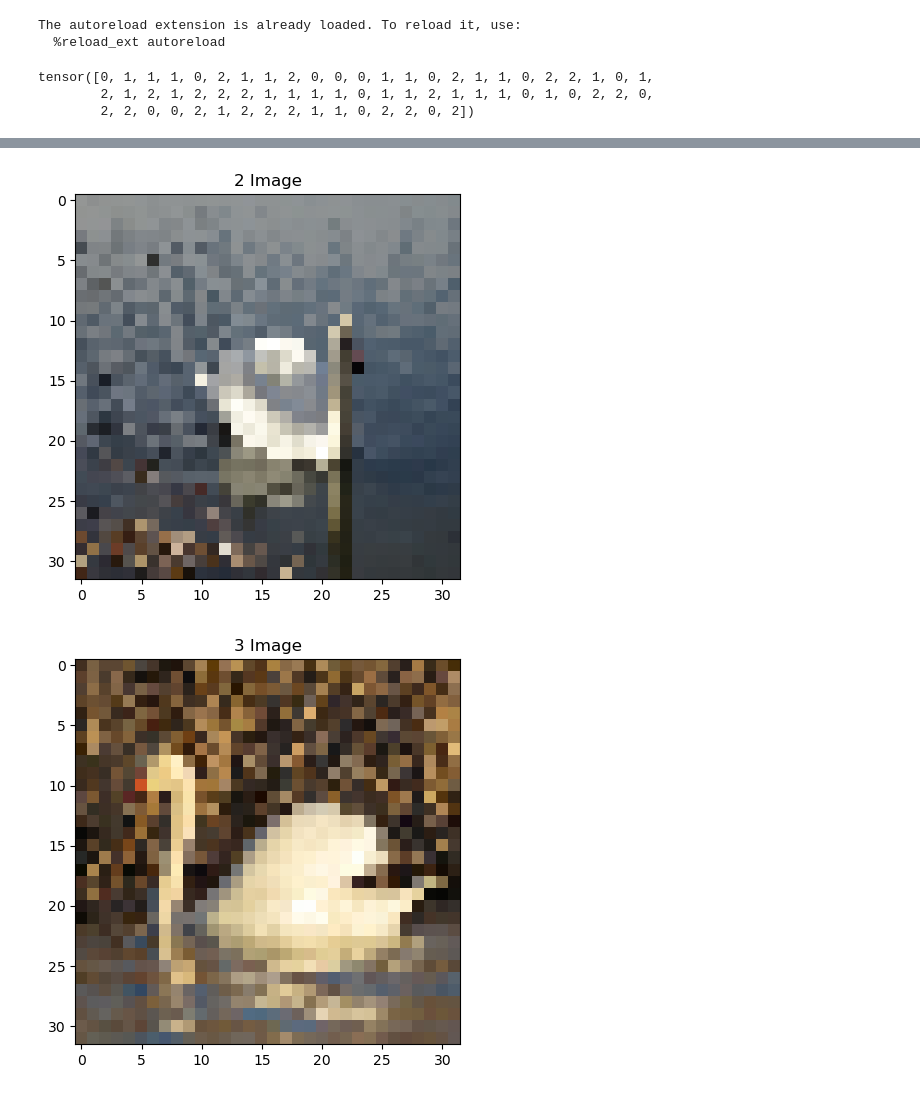
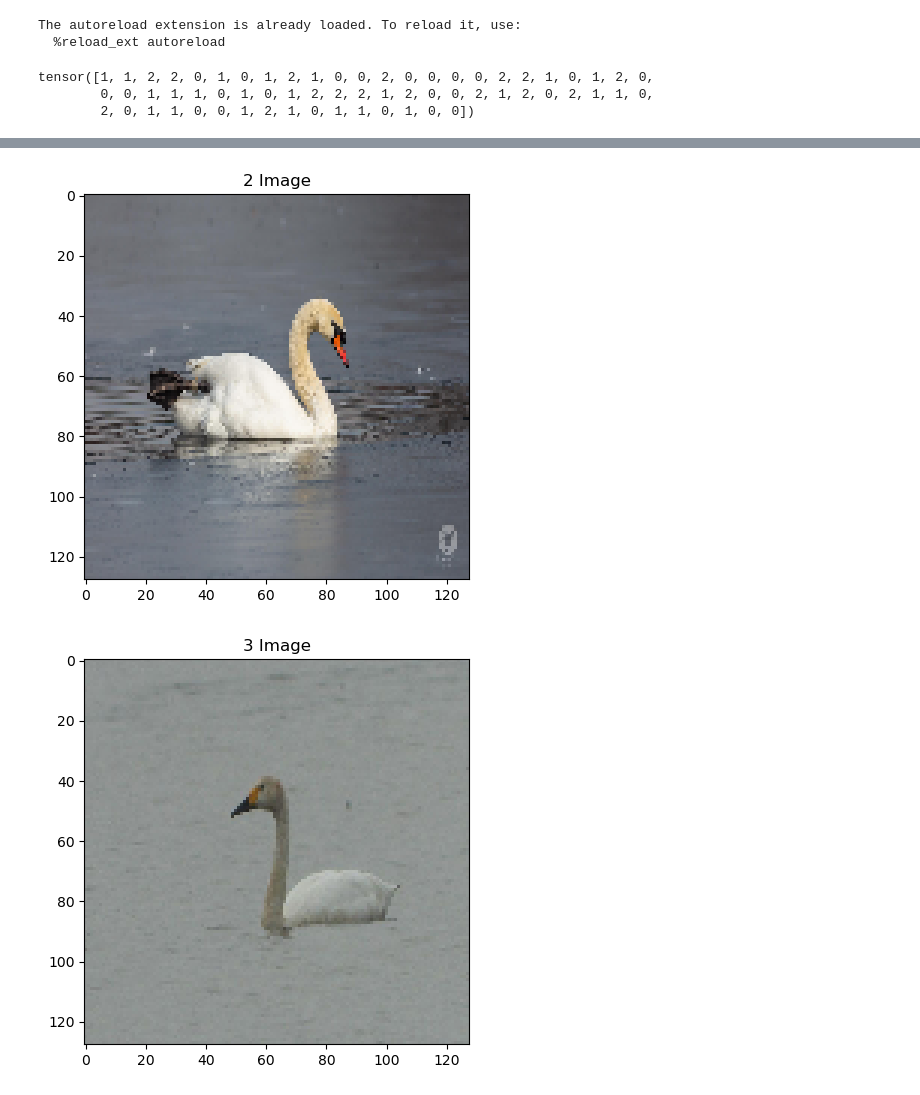
Before and after one commit to Maksim787/team-swan, a Jupyter notebook: pipeline/test_loader.ipynb, the cells around one changed output, grey strips where cells are left out. Cells and saved outputs as stored; diff of their text form; code cells hidden in the pictures.

```diff
--- a/pipeline/test_loader.ipynb
+++ b/pipeline/test_loader.ipynb
@@ -8,22 +8,25 @@ The autoreload extension is already loaded. To reload it, use:
 import torchvision.transforms as T
 from loader import get_dataloaders
 
-TARGET_SIZE = 32
+TARGET_SIZE = 128
 transform = T.Compose([T.ToTensor(), T.Resize((TARGET_SIZE, TARGET_SIZE))])
-train_loader, val_loader = get_dataloaders('../data', train_transform=transform, test_transform=transform)
-first_val_batch = next(iter(train_loader))
+train_loader, val_loader = get_dataloaders('../data', train_transform=transform, test_transform=transform, transform_name=f'Resize({TARGET_SIZE}, {TARGET_SIZE})')
+first_train_batch = next(iter(train_loader))
 # %%
-first_val_batch[1]
+first_train_batch[1]
 # %% [output]
-tensor([0, 1, 1, 1, 0, 2, 1, 1, 2, 0, 0, 0, 1, 1, 0, 2, 1, 1, 0, 2, 2, 1, 0, 1,
-        2, 1, 2, 1, 2, 2, 2, 1, 1, 1, 1, 0, 1, 1, 2, 1, 1, 1, 0, 1, 0, 2, 2, 0,
-        2, 2, 0, 0, 2, 1, 2, 2, 2, 1, 1, 0, 2, 2, 0, 2])
+tensor([1, 1, 2, 2, 0, 1, 0, 1, 2, 1, 0, 0, 2, 0, 0, 0, 0, 2, 2, 1, 0, 1, 2, 0,
+        0, 0, 1, 1, 1, 0, 1, 0, 1, 2, 2, 2, 1, 2, 0, 0, 2, 1, 2, 0, 2, 1, 1, 0,
+        2, 0, 1, 1, 0, 0, 1, 2, 1, 0, 1, 1, 0, 1, 0, 0])
 # %%
 import matplotlib.pyplot as plt
 
 for i in range(10):
-    plt.figure(figsize=(5, 5))
-    plt.imshow(T.ToPILImage()(first_val_batch[0][i]))
+    FIG_HEIGHT = 5
+    fig_size = first_train_batch[0][0].size()
+    fig_width_ratio = fig_size[1] / fig_size[0]
+    plt.figure(figsize=(FIG_HEIGHT * fig_width_ratio, FIG_HEIGHT))
+    plt.imshow(T.ToPILImage()(first_train_batch[0][i]))
     plt.title(f'{i + 1} Image')
     plt.show()
 # %% [output]
@@ -31,2 +34,2 @@ for i in range(10):
-[figure, old version]
+[figure, new version]
-[figure, old version]
+[figure, new version]
```
Also changed, not shown: parts of 1 cell of this notebook, 2 other files.
